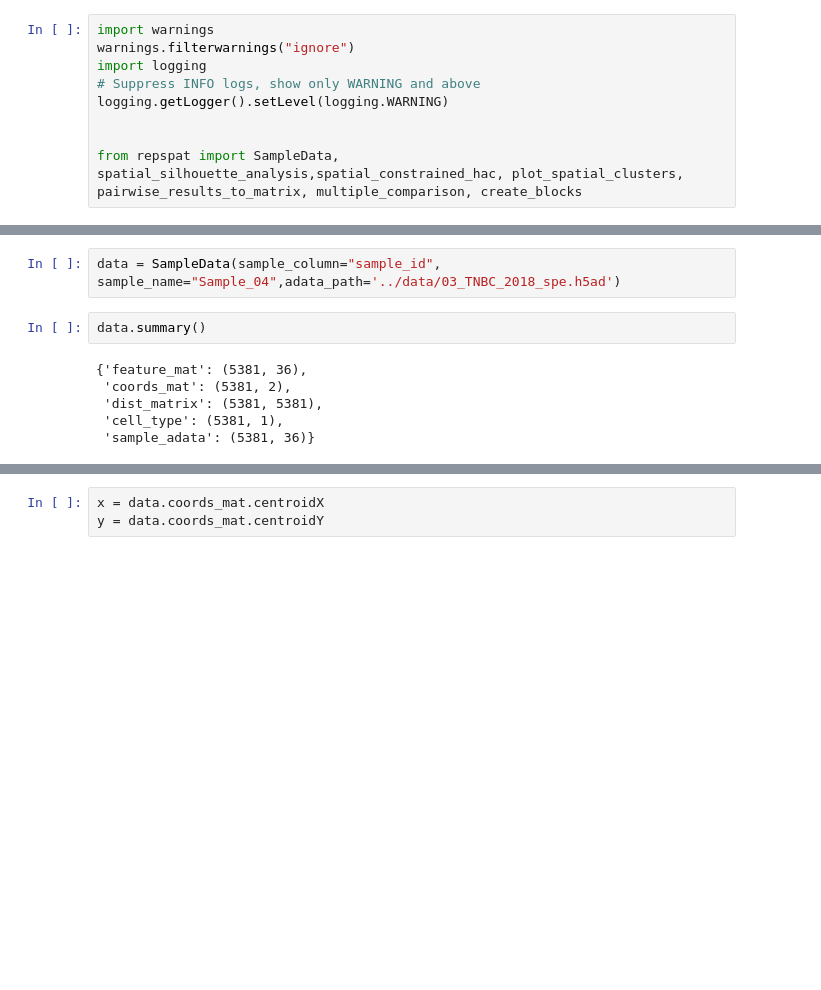
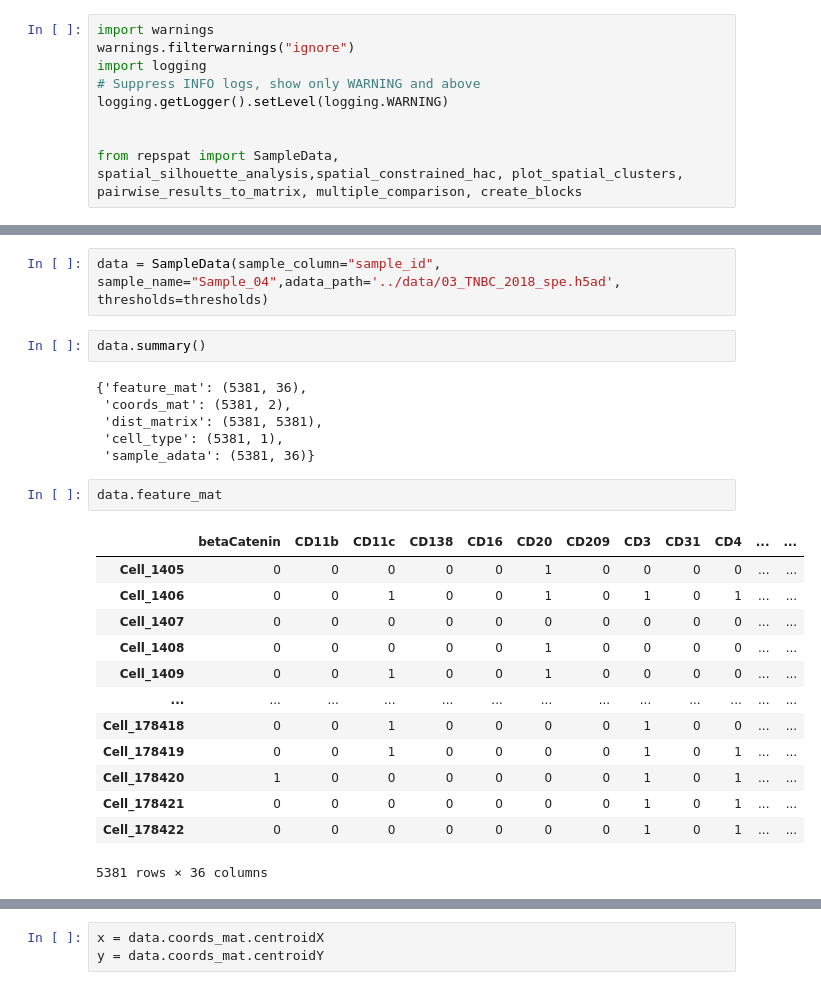
Before and after one commit to amanpreet60/repspat, a Jupyter notebook: case_study/example.ipynb, the cells around one changed output, grey strips where cells are left out. Saved outputs shown, nothing was run; the diff lists cells and outputs as text; blank space fills up the shorter version.

```diff
--- a/case_study/example.ipynb
+++ b/case_study/example.ipynb
@@ -10,5 +49,5 @@ from repspat import SampleData, spatial_silhouette_analysis,spatial_constrained_
 # %%
-data = SampleData(sample_column="sample_id", sample_name="Sample_04",adata_path='../data/03_TNBC_2018_spe.h5ad')
+data = SampleData(sample_column="sample_id", sample_name="Sample_04",adata_path='../data/03_TNBC_2018_spe.h5ad', thresholds=thresholds)
 # %%
 data.summary()
 # %% [output]
@@ -17,6 +56,22 @@ data.summary()
  'dist_matrix': (5381, 5381),
  'cell_type': (5381, 1),
  'sample_adata': (5381, 36)}
+# %%
+data.feature_mat
+# %% [output]
+|  | betaCatenin | CD11b | CD11c | CD138 | CD16 | CD20 | CD209 | CD3 | CD31 | CD4 | ... | ... |
+| Cell_1405 | 0 | 0 | 0 | 0 | 0 | 1 | 0 | 0 | 0 | 0 | ... | ... |
+| Cell_1406 | 0 | 0 | 1 | 0 | 0 | 1 | 0 | 1 | 0 | 1 | ... | ... |
+| Cell_1407 | 0 | 0 | 0 | 0 | 0 | 0 | 0 | 0 | 0 | 0 | ... | ... |
+| Cell_1408 | 0 | 0 | 0 | 0 | 0 | 1 | 0 | 0 | 0 | 0 | ... | ... |
+| Cell_1409 | 0 | 0 | 1 | 0 | 0 | 1 | 0 | 0 | 0 | 0 | ... | ... |
+| ... | ... | ... | ... | ... | ... | ... | ... | ... | ... | ... | ... | ... |
+| Cell_178418 | 0 | 0 | 1 | 0 | 0 | 0 | 0 | 1 | 0 | 0 | ... | ... |
+| Cell_178419 | 0 | 0 | 1 | 0 | 0 | 0 | 0 | 1 | 0 | 1 | ... | ... |
+| Cell_178420 | 1 | 0 | 0 | 0 | 0 | 0 | 0 | 1 | 0 | 1 | ... | ... |
+| Cell_178421 | 0 | 0 | 0 | 0 | 0 | 0 | 0 | 1 | 0 | 1 | ... | ... |
+| Cell_178422 | 0 | 0 | 0 | 0 | 0 | 0 | 0 | 1 | 0 | 1 | ... | ... |
+5381 rows × 36 columns
 # %%
 spatial_silhouette_analysis(data, n_neighbors_list=[6,8], n_clusters_range=range(4,9))
 # %% [output]
```
Also changed, not shown: parts of 6 cells of this notebook, 10 other files.
